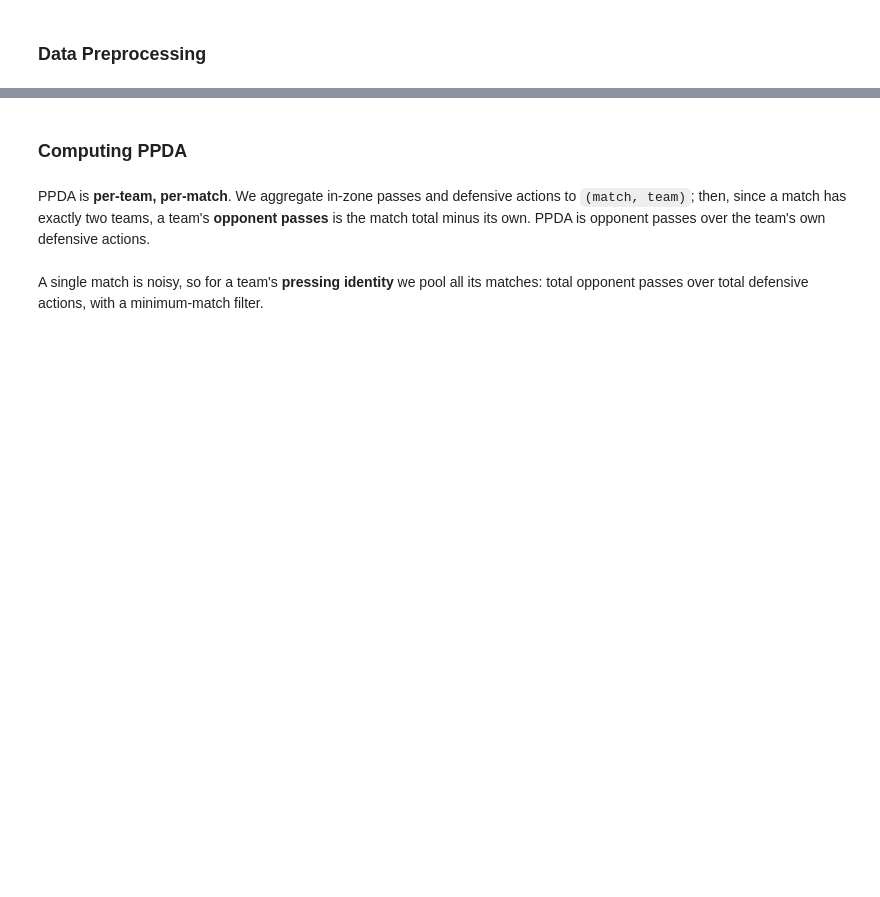
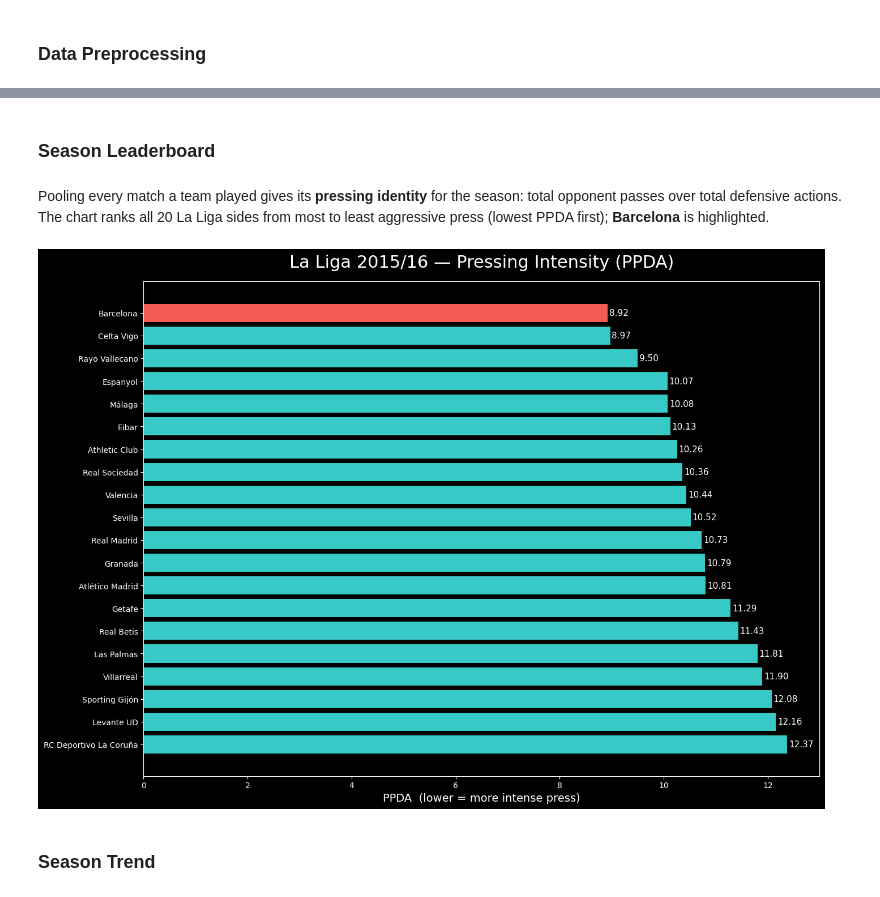
Before and after one commit to liyizhan6575/project_kick, a Jupyter notebook: football_models/defending/ppda.ipynb, the cells around one changed output, grey strips where cells are left out. Saved outputs shown, nothing was run; the diff lists cells and outputs as text; code cells hidden in the pictures; blank space fills up the shorter version.

```diff
--- a/football_models/defending/ppda.ipynb
+++ b/football_models/defending/ppda.ipynb
@@ -146,0 +100,14 @@ PASS_MAX_X = PITCH_LENGTH - DEF_ACTION_MIN_X                 # 60.0
+# %%
+PITCH_LENGTH, PITCH_WIDTH = 120.0, 80.0
+DEF_ACTION_MIN_X = 0.40 * PITCH_LENGTH        # 48.0
+PASS_MAX_X = PITCH_LENGTH - DEF_ACTION_MIN_X  # 72.0
+
+is_tackle = (events["type"] == "Duel") & (events["duel_type"] == "Tackle")
+is_def_action = is_tackle | events["type"].isin(["Interception", "Foul Committed", "Dribbled Past"])
+is_pass = events["type"] == "Pass"
+
+events["pass_in_zone"] = is_pass & (events["x"] < PASS_MAX_X)
+events["def_action_in_zone"] = is_def_action & (events["x"] > DEF_ACTION_MIN_X)
+
+print(f"In-zone passes            : {events['pass_in_zone'].sum():,}")
+print(f"In-zone defensive actions : {events['def_action_in_zone'].sum():,}")
@@ -184,23 +137,29 @@ In-zone defensive actions : 18,422
 # %% [markdown]
-### Computing PPDA
+### Season Leaderboard
 # %% [markdown]
-PPDA is **per-team, per-match**. We aggregate in-zone passes and defensive actions to `(match, team)`; then, since a match has exactly two teams, a team's **opponent passes** is the match total minus its own. PPDA is opponent passes over the team's own defensive actions.
+Pooling every match a team played gives its **pressing identity** for the season: total opponent passes over total defensive actions. The chart ranks all 20 La Liga sides from most to least aggressive press (lowest PPDA first); **Barcelona** is highlighted.
 # %%
-team_match = (
-    events
-    .groupby(["match_id", "team"])
-    .agg(
-        passes=("pass_in_zone", "sum"),
-        def_actions=("def_action_in_zone", "sum"),
-    )
+team_season = (
+    team_match
+    .groupby("team")
+    .agg(opp_passes=("opp_passes", "sum"), def_actions=("def_actions", "sum"))
     .reset_index()
 )
+team_season["ppda"] = team_season["opp_passes"] / team_season["def_actions"]
+team_season = team_season.sort_values("ppda").reset_index(drop=True)
 
-# Opponent passes = match total - this team's own (two teams per match).
-match_passes = team_match.groupby("match_id")["passes"].transform("sum")
-team_match["opp_passes"] = match_passes - team_match["passes"]
-
-team_match["ppda"] = team_match["opp_passes"] / team_match["def_actions"]
-team_match = team_match.replace([np.inf, -np.inf], np.nan).dropna(subset=["ppda"])
+plt.style.use("dark_background")
+fig, ax = plt.subplots(figsize=(14, 10))
+colors = ["#f25c54" if t == FOCAL_TEAM else "#36c9c6" for t in team_season["team"]]
+ax.barh(team_season["team"], team_season["ppda"], color=colors)
+ax.invert_yaxis()
+ax.set_xlabel("PPDA  (lower = more intense press)", fontsize=14)
+ax.set_title("La Liga 2015/16 — Pressing Intensity (PPDA)", fontsize=22, pad=18)
+for y, v in enumerate(team_season["ppda"]):
+    ax.text(v + 0.03, y, f"{v:.2f}", va="center", fontsize=11)
+plt.tight_layout()
+plt.show()
+# %% [output]
+[figure, added]
 # %% [markdown]
-A single match is noisy, so for a team's **pressing identity** we pool all its matches: total opponent passes over total defensive actions, with a minimum-match filter.
+### Season Trend
```
Also changed, not shown: parts of 37 cells of this notebook.
